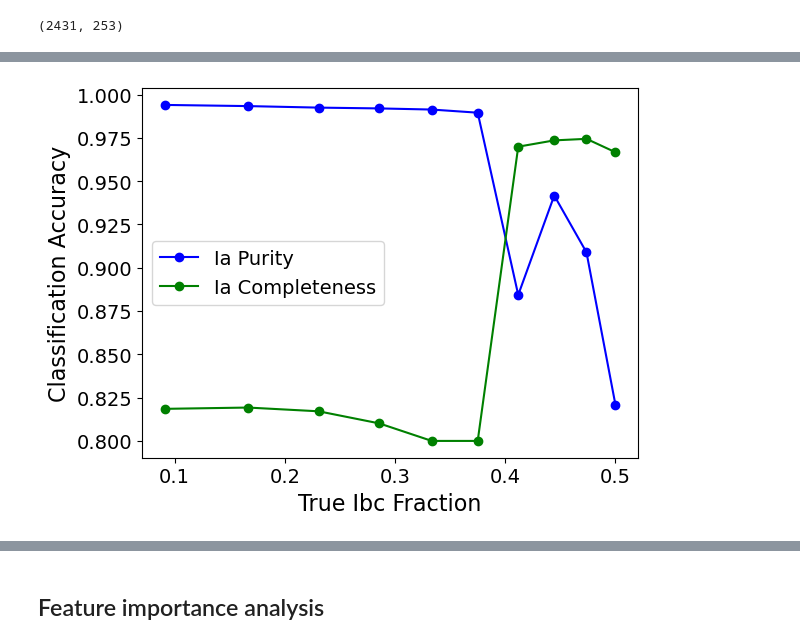
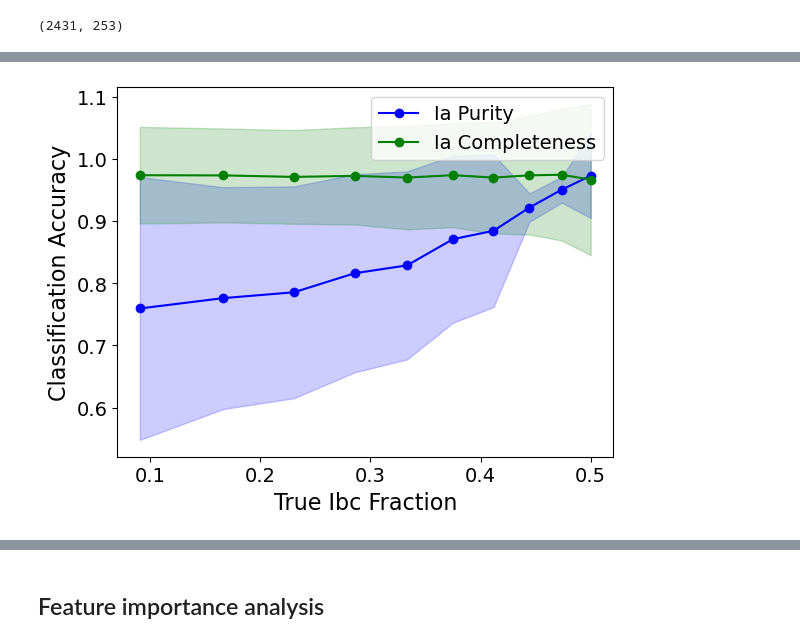
Before and after one commit to asmuzsoy/beams_ext, a Jupyter notebook: separate_parameters.ipynb, the cells around one changed output, grey strips where cells are left out. Drawn from its saved outputs; the diff is of its cells as text; code cells hidden in the pictures.

```diff
--- a/separate_parameters.ipynb
+++ b/separate_parameters.ipynb
@@ -1361,17 +1391,22 @@ plt.show()
 # %%
-plt.plot(ratios, accuracies_spec[3,:], marker='o', color='blue', label='Ia Purity')
-plt.plot(ratios, accuracies_spec[4,:], marker='o', color='green', label='Ia Completeness')
-
-# plt.plot(ratios, accuracies_phot[0,:], marker='o', color='red', label='Photometric redshifts')
+plt.plot(ratios, results_spec['accuracies_mean'][3, :], marker='o', color='blue', label='Ia Purity')
+plt.fill_between(ratios,
+                 results_spec['accuracies_mean'][3, :] - results_spec['accuracies_std'][3, :],
+                 results_spec['accuracies_mean'][3, :] + results_spec['accuracies_std'][3, :],
+                 alpha=0.2, color='blue')
+plt.plot(ratios, results_spec['accuracies_mean'][4, :], marker='o', color='green', label='Ia Completeness')
+plt.fill_between(ratios,
+                 results_spec['accuracies_mean'][4, :] - results_spec['accuracies_std'][4, :],
+                 results_spec['accuracies_mean'][4, :] + results_spec['accuracies_std'][4, :],
+                 alpha=0.2, color='green')
 plt.xlabel("True Ibc Fraction", fontsize=16)
 plt.ylabel("Classification Accuracy", fontsize=16)
 plt.xticks(fontsize=14)
 plt.yticks(fontsize=14)
 plt.legend(fontsize=14)
-# plt.savefig("figures/accuracy_vs_true_fraction.pdf", bbox_inches='tight')
 plt.show()
 # %% [output]
-[figure, old version]
+[figure, new version]
 # %%
 known_sne = np.random.choice(all_sne, size=int(0.1 * len(all_sne)), replace=False)
 
```
Also changed, not shown: parts of 12 cells of this notebook.
